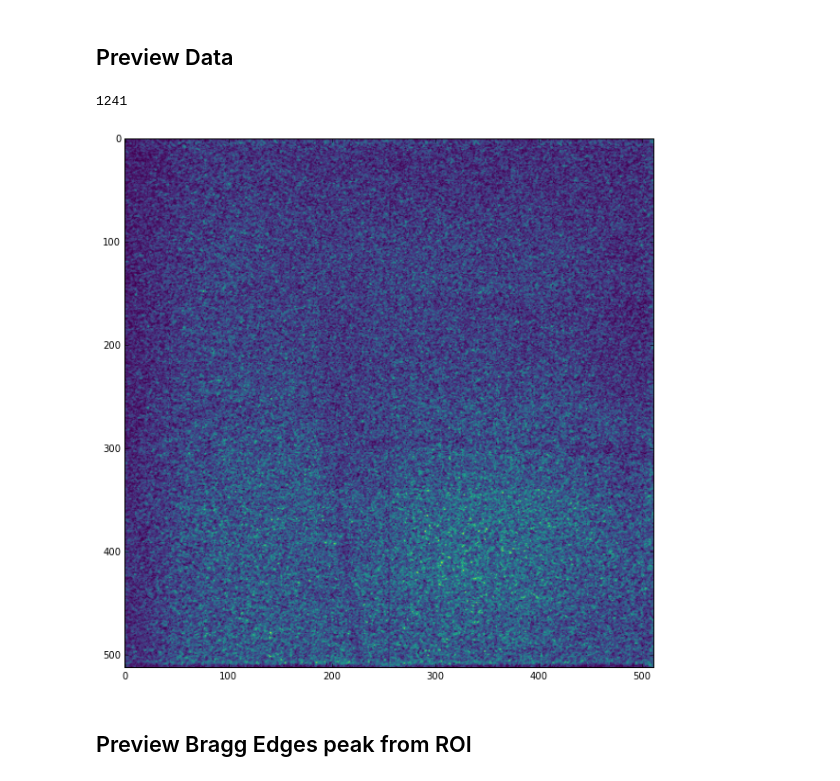
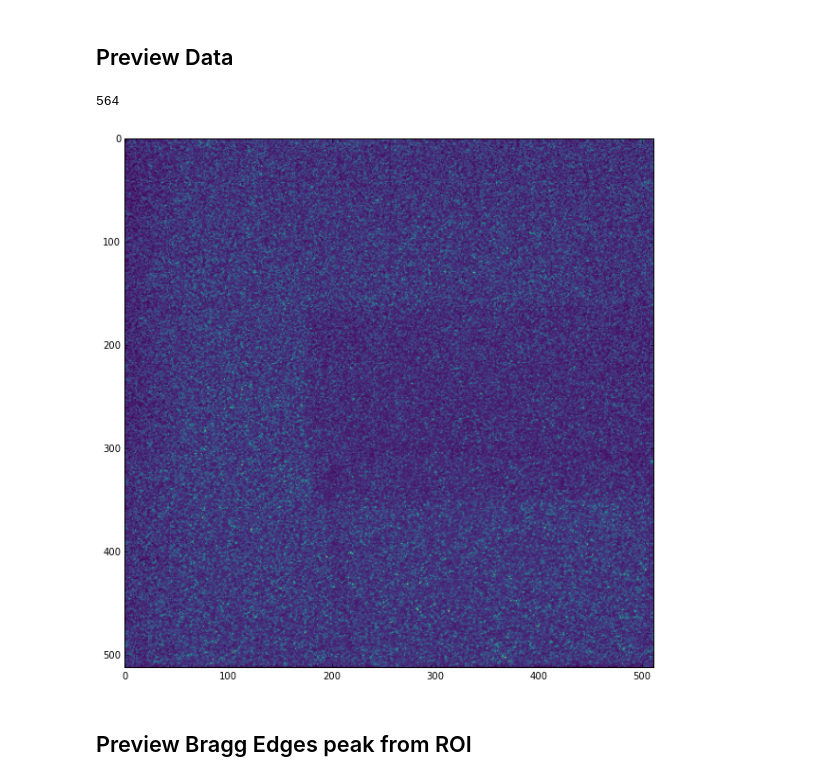
Before and after one commit to ornlneutronimaging/IPTS_14382, a Jupyter notebook: step9_checking_normalization.ipynb, the cells around one changed output. Saved outputs shown, nothing was run; the diff lists cells and outputs as text; code cells hidden in the pictures.

```diff
--- a/step9_checking_normalization.ipynb
+++ b/step9_checking_normalization.ipynb
@@ -82,0 +86,4 @@ import gui_widgets
+# %%
+list_bins_widget = widgets.Select(options=short_list_normalized_bins,
+                        description = "Select Bin with Sample Visible")
+display(list_bins_widget)
@@ -99,8 +108,0 @@ list_bins = glob.glob(input_folder + '/bin#*')
-# %%
-list_bins_user_friendly = utilities.make_user_friendly_list_of_bins(list_bins)
-bins_vs_T_dict = {}
-for _index, _bin_name in enumerate(list_bins_user_friendly):
-    bins_vs_T_dict[_bin_name] = list_temperature_for_each_bin[_index]
-list_bins_widget = widgets.Select(options=list_bins_user_friendly,
-                        description = "Select Bin with Sample Visible")
-display(list_bins_widget)
@@ -124,23 +109,51 @@ data_array = np.squeeze(data_array)
+# %%
+def bin_images(images=[], bin_value=1):
+    _index = 0
+    bin_images = []
+    while _index < len(images):
+        _index_start = _index
+        _index_stop = _index + bin_value + 1
+        if _index_stop >= len(images):
+            break
+        _bin_image = np.nansum(images[_index_start:_index_stop], axis=0)
+        bin_images.append(_bin_image)
+        _index = _index_stop
+
+    return bin_images
+
+bin_widget = widgets.IntSlider(min=1, max=10, value=1, description='Bin Images by')
+display(bin_widget)
 # %% [markdown]
 ## Preview Data
 # %%
+binned_data_array = bin_images(images = data_array,
+                            bin_value = bin_widget.value)
+
+new_binned_data_array = []
+for _data in binned_data_array:
+    _data[_data == np.inf] = 0
+    new_binned_data_array.append(_data)
+
+#binned_data_array[binned_data_array == np.inf] = 0
+
+
 def plot_images(image_index):
 
     fig = plt.figure(figsize=(10,10))
     ax_img = plt.subplot(111)
-    ax_img.imshow(data_array[image_index], cmap='viridis')
+    ax_img.imshow(new_binned_data_array[image_index], cmap='viridis')
 
     return image_index
 
 preview = interact(plot_images,
                   image_index = widgets.IntSlider(min=0,
-                                                max=len(list_images)-1,
+                                                max=len(binned_data_array)-1,
                                                 step=1,
                                                 value=0,
                                                 description='Image Index'))
 # %% [output]
-1241
+564
-[figure, old version]
+[figure, new version]
 # %% [markdown]
 ## Preview Bragg Edges peak from ROI
 # %%
```
Also changed, not shown: parts of 36 cells of this notebook.
